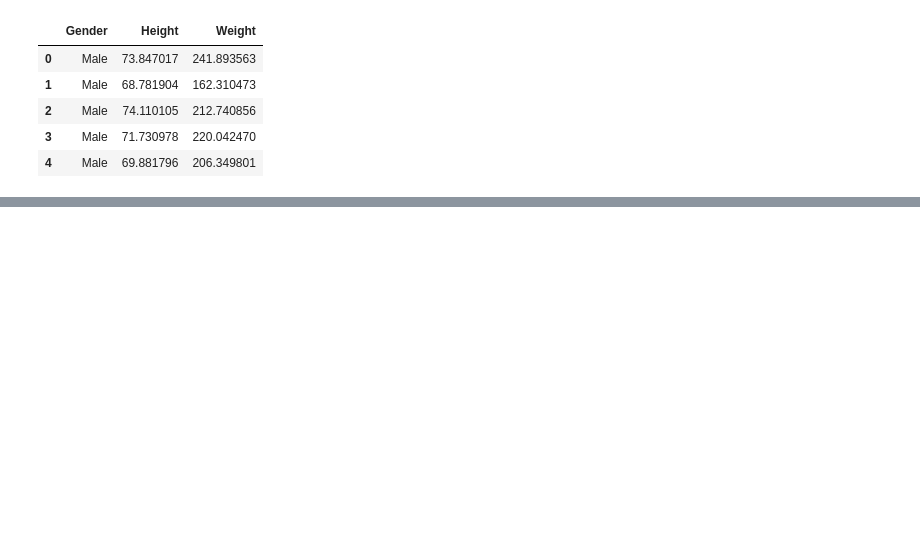
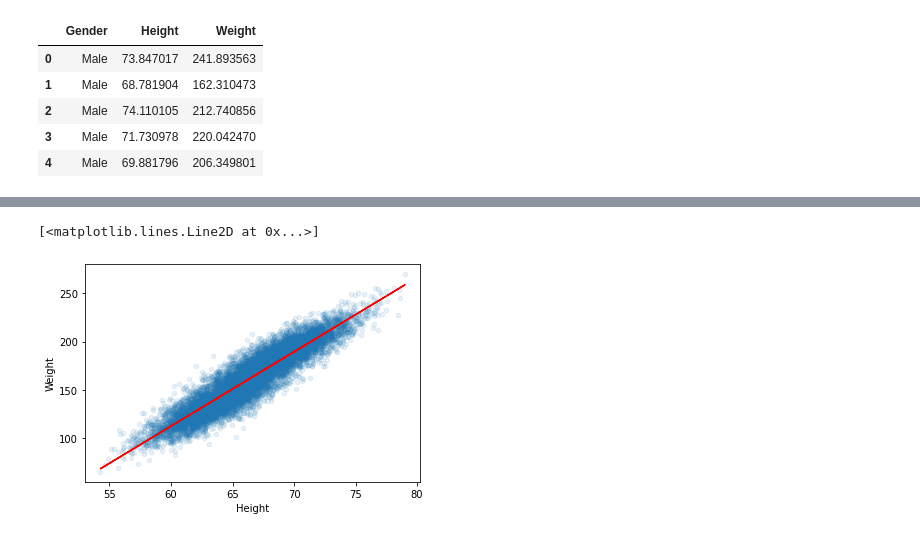
Before and after one commit to Harshhhh1701/Learning--Data-Science, a Jupyter notebook: py11.ipynb, the cells around one changed output, grey strips where cells are left out. Cells and saved outputs as stored; diff of their text form; code cells hidden in the pictures; blank space fills up the shorter version.

```diff
--- a/py11.ipynb
+++ b/py11.ipynb
@@ -13,0 +32,6 @@ data.head()
+# %%
+ax=data.plot.scatter(x='Height',y='Weight',alpha=.1)
+ax.plot(data['Height'],lin.predict(data[['Height']]),c='r')
+# %% [output]
+[<matplotlib.lines.Line2D at 0x...>]
+[figure, added]
```
Also changed, not shown: parts of 4 cells of this notebook.
